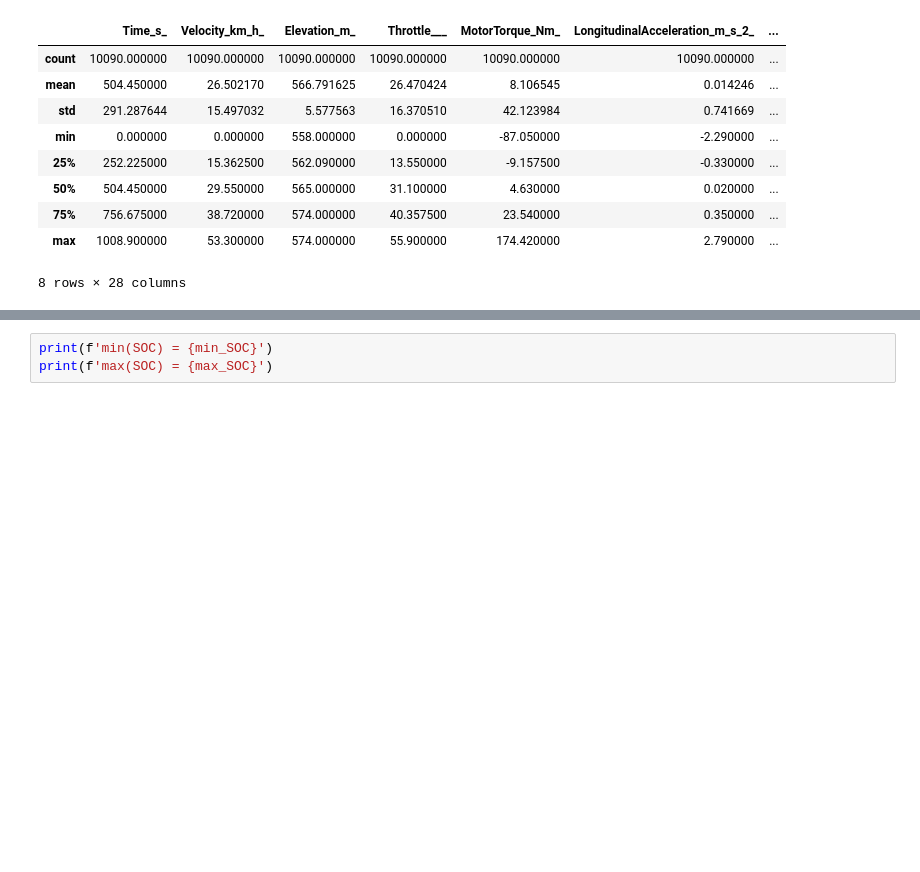
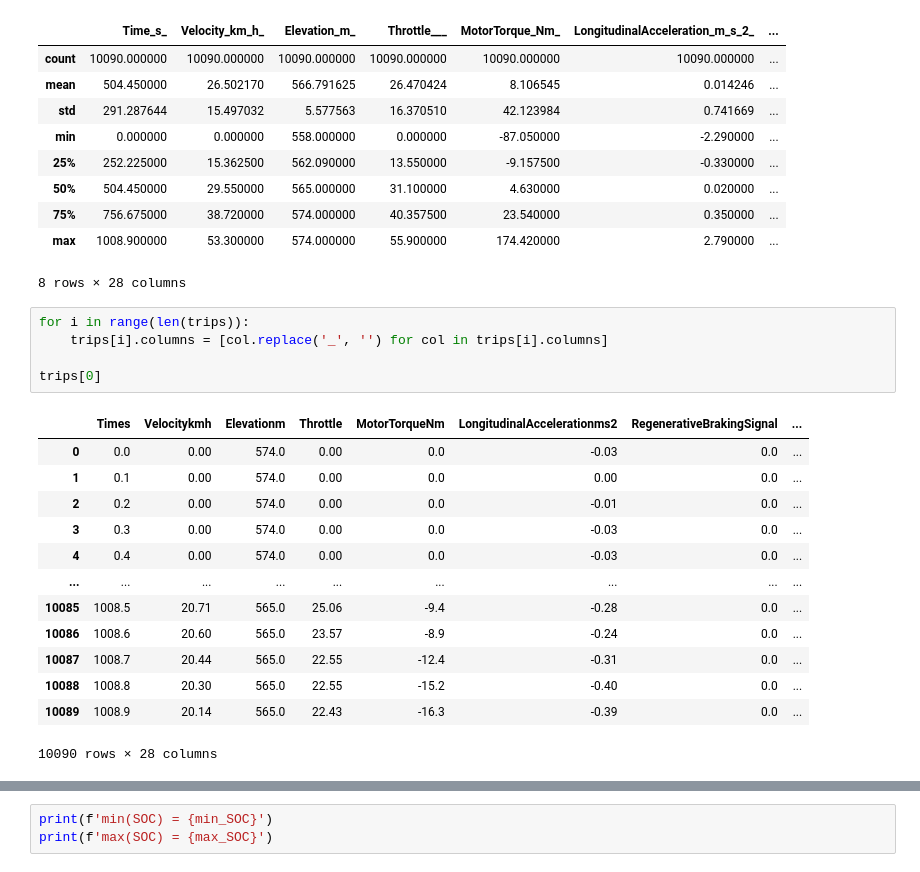
Before and after one commit to gubbriaco/hybrid-vehicle-feature-prediction, a Jupyter notebook: soc_estimation/battery_and_heating_data_real_driving_cycles/data_analysis.ipynb, the cells around one changed output, grey strips where cells are left out. Saved outputs shown, nothing was run; the diff lists cells and outputs as text; blank space fills up the shorter version.

```diff
--- a/soc_estimation/battery_and_heating_data_real_driving_cycles/data_analysis.ipynb
+++ b/soc_estimation/battery_and_heating_data_real_driving_cycles/data_analysis.ipynb
@@ -143,6 +143,25 @@ trips[0].describe()
 | 75% | 756.675000 | 38.720000 | 574.000000 | 40.357500 | 23.540000 | 0.350000 | ... |
 | max | 1008.900000 | 53.300000 | 574.000000 | 55.900000 | 174.420000 | 2.790000 | ... |
 8 rows × 28 columns
+# %%
+for i in range(len(trips)):
+    trips[i].columns = [col.replace('_', '') for col in trips[i].columns]
+
+trips[0]
+# %% [output]
+|  | Times | Velocitykmh | Elevationm | Throttle | MotorTorqueNm | LongitudinalAccelerationms2 | RegenerativeBrakingSignal | ... |
+| 0 | 0.0 | 0.00 | 574.0 | 0.00 | 0.0 | -0.03 | 0.0 | ... |
+| 1 | 0.1 | 0.00 | 574.0 | 0.00 | 0.0 | 0.00 | 0.0 | ... |
+| 2 | 0.2 | 0.00 | 574.0 | 0.00 | 0.0 | -0.01 | 0.0 | ... |
+| 3 | 0.3 | 0.00 | 574.0 | 0.00 | 0.0 | -0.03 | 0.0 | ... |
+| 4 | 0.4 | 0.00 | 574.0 | 0.00 | 0.0 | -0.03 | 0.0 | ... |
+| ... | ... | ... | ... | ... | ... | ... | ... | ... |
+| 10085 | 1008.5 | 20.71 | 565.0 | 25.06 | -9.4 | -0.28 | 0.0 | ... |
+| 10086 | 1008.6 | 20.60 | 565.0 | 23.57 | -8.9 | -0.24 | 0.0 | ... |
+| 10087 | 1008.7 | 20.44 | 565.0 | 22.55 | -12.4 | -0.31 | 0.0 | ... |
+| 10088 | 1008.8 | 20.30 | 565.0 | 22.55 | -15.2 | -0.40 | 0.0 | ... |
+| 10089 | 1008.9 | 20.14 | 565.0 | 22.43 | -16.3 | -0.39 | 0.0 | ... |
+10090 rows × 28 columns
 # %%
 bounds_SOC = utils.data_cleaning(
     dfs=trips,
```
Also changed, not shown: parts of 3 cells of this notebook.
